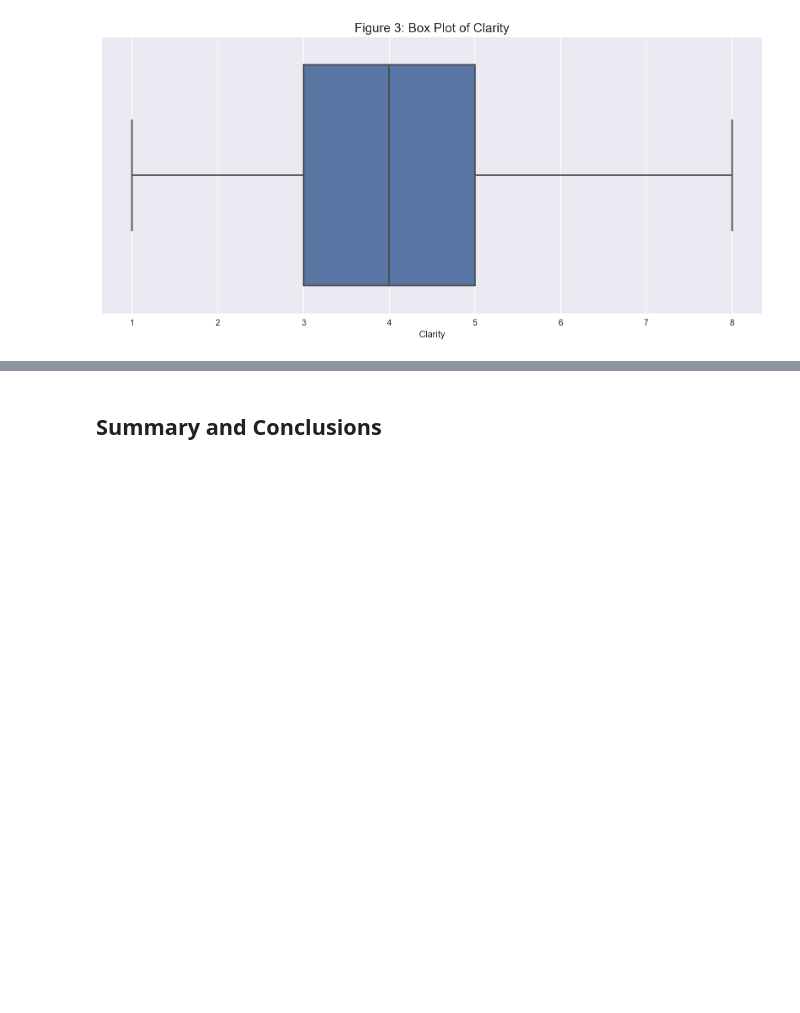
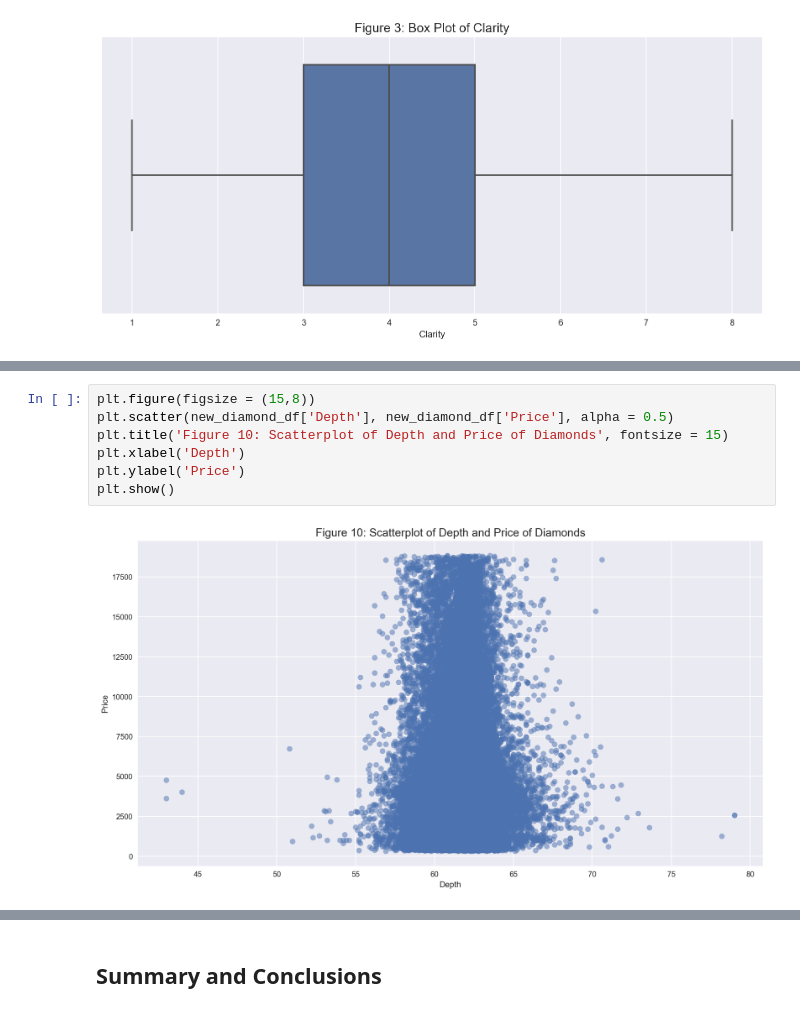
Before and after one commit to Jobi060704/Predicting-Diamond-Prices-RMIT, a Jupyter notebook: mathstuffthing.ipynb, the cells around one changed output, grey strips where cells are left out. Saved outputs shown, nothing was run; the diff lists cells and outputs as text; blank space fills up the shorter version.

```diff
--- a/mathstuffthing.ipynb
+++ b/mathstuffthing.ipynb
@@ -234,0 +274,9 @@ plt.show()
+# %%
+plt.figure(figsize = (15,8))
+plt.scatter(new_diamond_df['Depth'], new_diamond_df['Price'], alpha = 0.5)
+plt.title('Figure 10: Scatterplot of Depth and Price of Diamonds', fontsize = 15)
+plt.xlabel('Depth')
+plt.ylabel('Price')
+plt.show()
+# %% [output]
+[figure, added]
```
Also changed, not shown: parts of 13 cells of this notebook.
